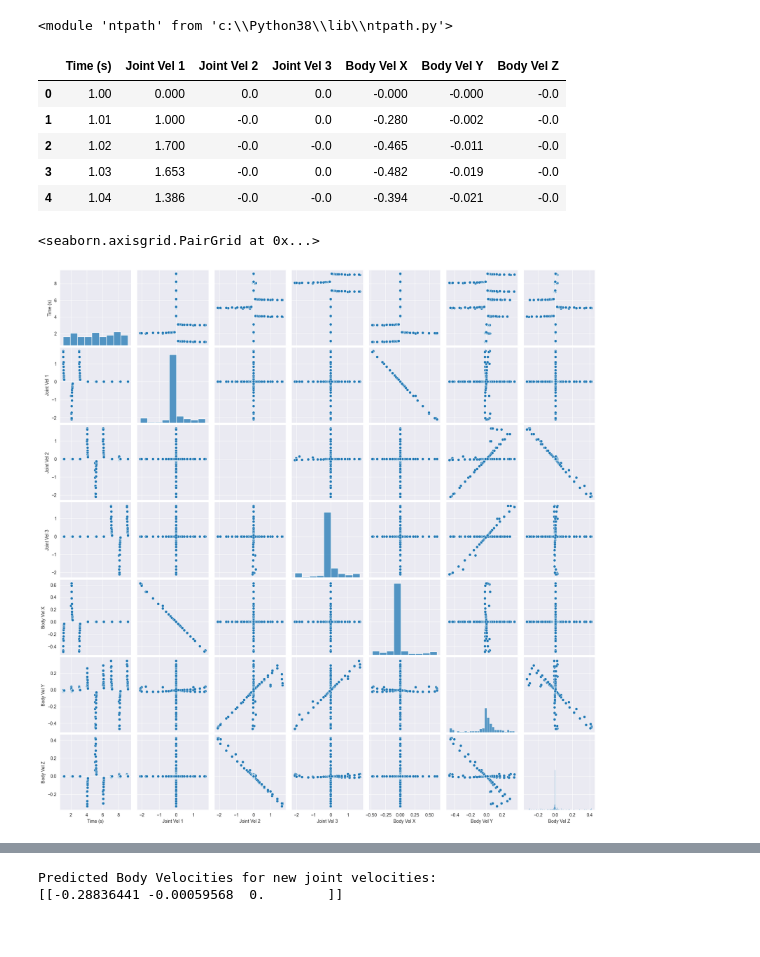
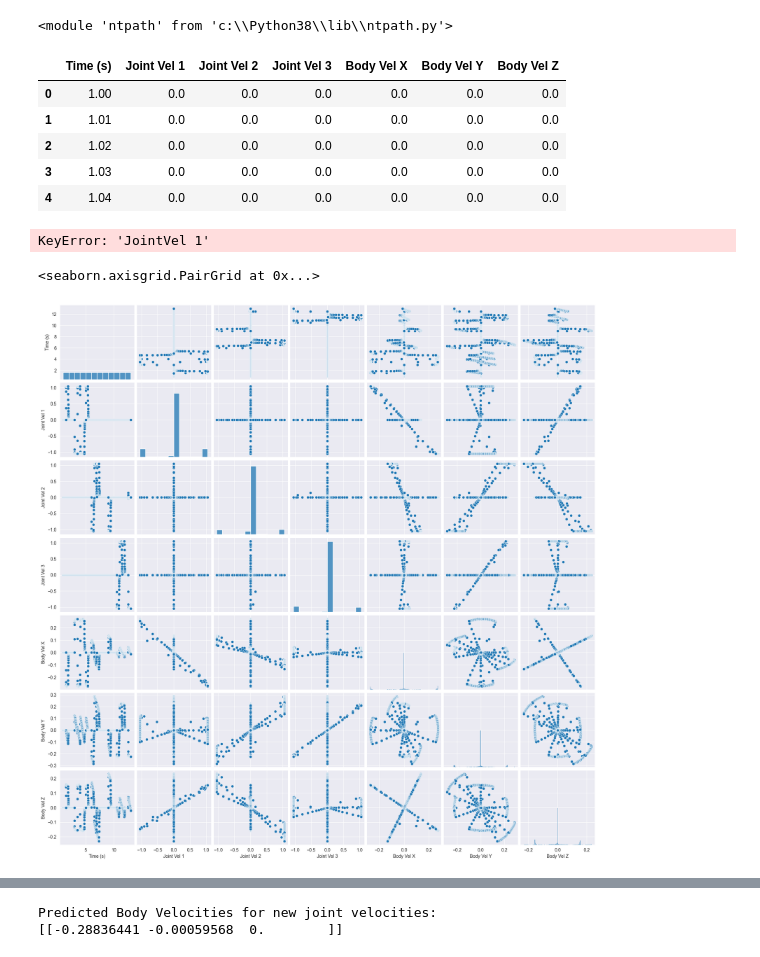
Before and after one commit to Leung555/Rapid_Innate_Learning_RIL, a Jupyter notebook: analysis/Analysis_notebook.ipynb, the cells around one changed output, grey strips where cells are left out. Saved outputs shown, nothing was run; the diff lists cells and outputs as text; code cells hidden in the pictures.

```diff
--- a/analysis/Analysis_notebook.ipynb
+++ b/analysis/Analysis_notebook.ipynb
@@ -11,25 +11,28 @@ os.path
 # %% [output]
 <module 'ntpath' from 'c:\\Python38\\lib\\ntpath.py'>
 # %%
-# df = pd.read_csv('./jointVel_bodyVel_3D_analysis.csv')
-df = pd.read_csv("C:\\Program Files\\CoppeliaRobotics\\CoppeliaSimEdu\\scenes\\SOLM\\jointVel_bodyVel_3D.csv")
+# df = pd.read_csv('./jointVel_bodyVel_3D_1leg_DB_.csv')
+df = pd.read_csv('./jointVel_bodyVel_3D_hindleg_DB_.csv')
+# df = pd.read_csv("C:\\Program Files\\CoppeliaRobotics\\CoppeliaSimEdu\\scenes\\SOLM\\jointVel_bodyVel_3D.csv")
 df.head()
 # %% [output]
 |  | Time (s) | Joint Vel 1 | Joint Vel 2 | Joint Vel 3 | Body Vel X | Body Vel Y | Body Vel Z |
-| 0 | 1.00 | 0.000 | 0.0 | 0.0 | -0.000 | -0.000 | -0.0 |
-| 1 | 1.01 | 1.000 | -0.0 | 0.0 | -0.280 | -0.002 | -0.0 |
-| 2 | 1.02 | 1.700 | -0.0 | -0.0 | -0.465 | -0.011 | -0.0 |
-| 3 | 1.03 | 1.653 | -0.0 | 0.0 | -0.482 | -0.019 | -0.0 |
-| 4 | 1.04 | 1.386 | -0.0 | -0.0 | -0.394 | -0.021 | -0.0 |
+| 0 | 1.00 | 0.0 | 0.0 | 0.0 | 0.0 | 0.0 | 0.0 |
+| 1 | 1.01 | 0.0 | 0.0 | 0.0 | 0.0 | 0.0 | 0.0 |
+| 2 | 1.02 | 0.0 | 0.0 | 0.0 | 0.0 | 0.0 | 0.0 |
+| 3 | 1.03 | 0.0 | 0.0 | 0.0 | 0.0 | 0.0 | 0.0 |
+| 4 | 1.04 | 0.0 | 0.0 | 0.0 | 0.0 | 0.0 | 0.0 |
 # %%
 # Filter out rows where Joint Vel 1, Joint Vel 2, and Joint Vel 3 are all zero
-df = df[~((abs(df["Joint Vel 1"]) < 0.1) & (abs(df["Joint Vel 2"]) < 0.1) & (abs(df["Joint Vel 3"]) < 0.05))]
+df = df[~((abs(df["JointVel 1"]) < 0.1) & (abs(df["JointVel 2"]) < 0.1) & (abs(df["JointVel 3"]) < 0.05))]
+# %% [output]
+KeyError: 'JointVel 1'
 # %%
 # independent joitn activation (calibrate data)
 sns.pairplot(df)
 # %% [output]
 <seaborn.axisgrid.PairGrid at 0x...>
-[figure, old version]
+[figure, new version]
 # %%
 sns.pairplot(df)
 # %% [output]
```
Also changed, not shown: parts of 6 cells of this notebook, 5 other files.
